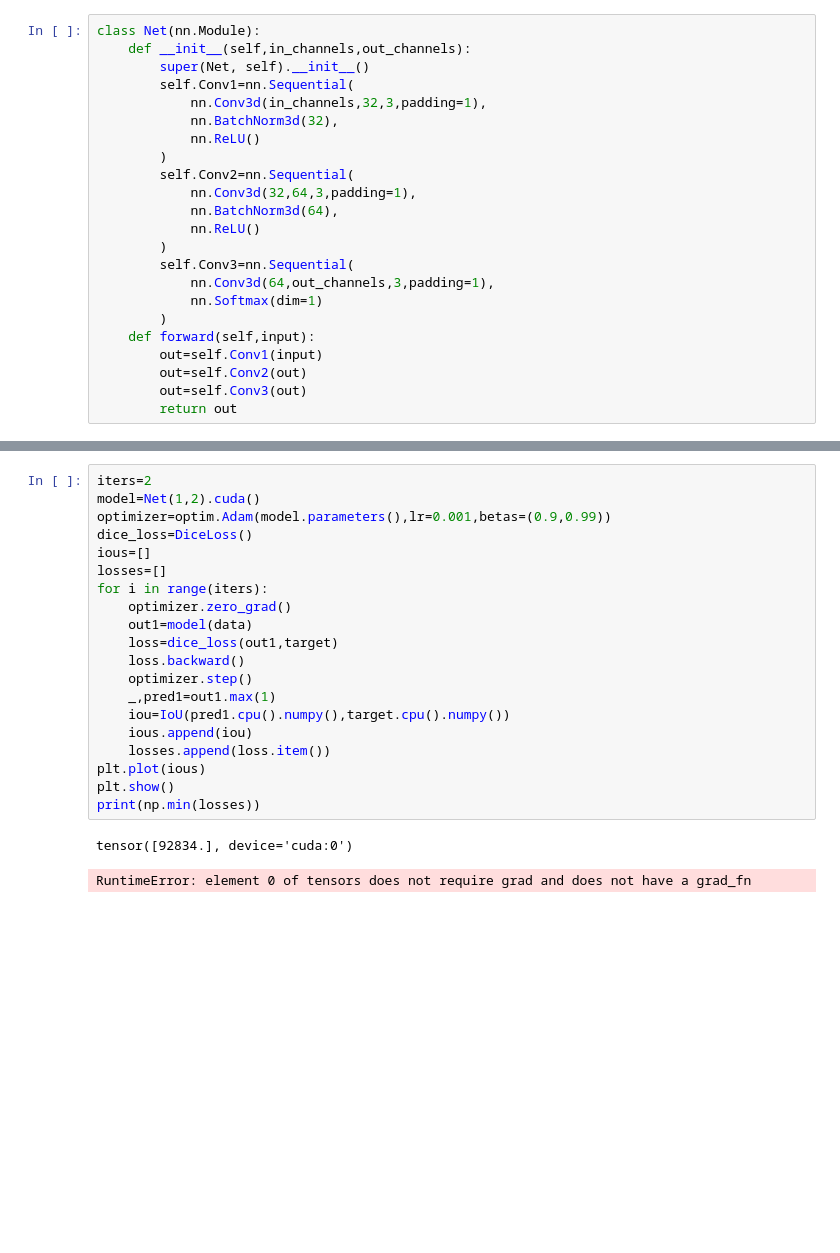
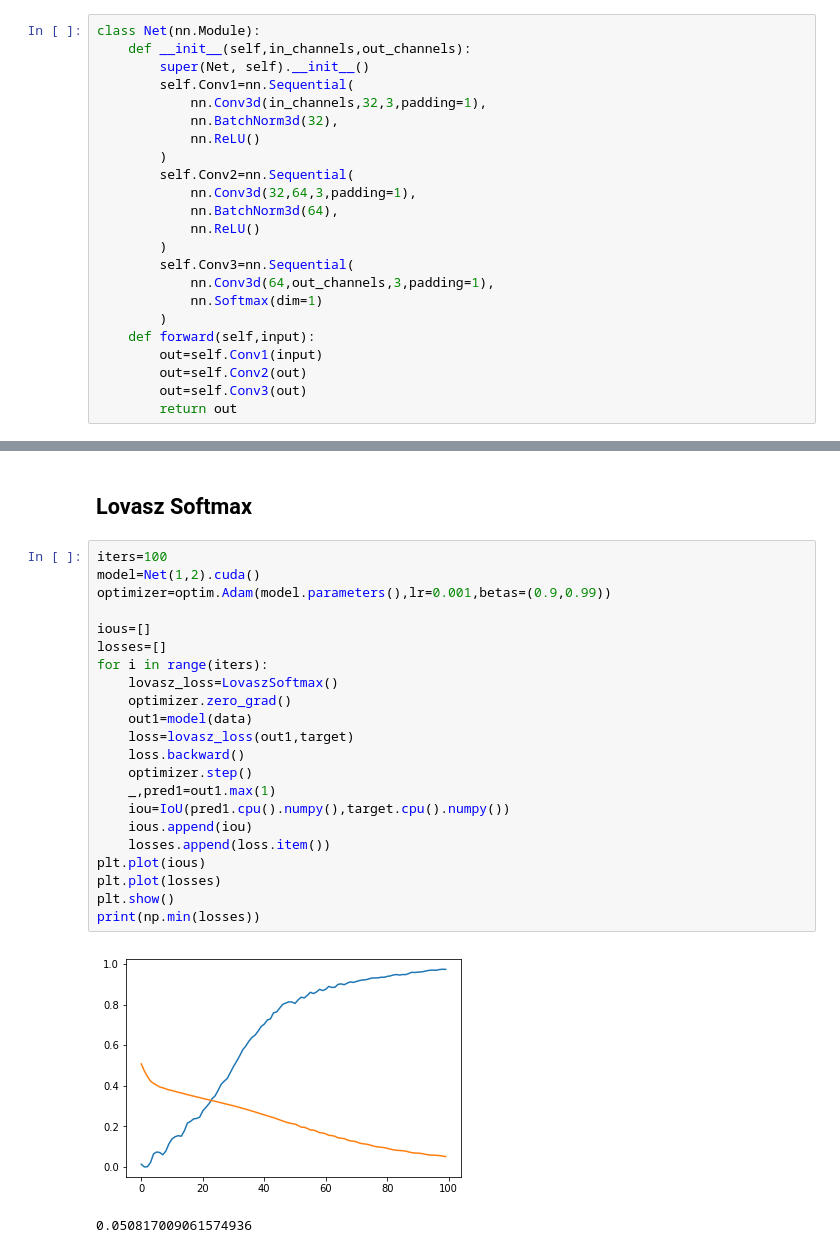
Before and after one commit to Hsuxu/Loss_ToolBox-PyTorch, a Jupyter notebook: loss_demo.ipynb, the cells around one changed output, grey strips where cells are left out. Drawn from its saved outputs; the diff is of its cells as text; blank space fills up the shorter version.

```diff
--- a/loss_demo.ipynb
+++ b/loss_demo.ipynb
@@ -89,23 +116,27 @@ class Net(nn.Module):
+# %% [markdown]
+## Lovasz Softmax
 # %%
-iters=2
+iters=100
 model=Net(1,2).cuda()
 optimizer=optim.Adam(model.parameters(),lr=0.001,betas=(0.9,0.99))
-dice_loss=DiceLoss()
+
 ious=[]
 losses=[]
 for i in range(iters):
+    lovasz_loss=LovaszSoftmax()
     optimizer.zero_grad()
     out1=model(data)
-    loss=dice_loss(out1,target)
+    loss=lovasz_loss(out1,target)
     loss.backward()
     optimizer.step()
     _,pred1=out1.max(1)
     iou=IoU(pred1.cpu().numpy(),target.cpu().numpy())
     ious.append(iou)
     losses.append(loss.item())
 plt.plot(ious)
+plt.plot(losses)
 plt.show()
 print(np.min(losses))
 # %% [output]
+[figure, added]
-tensor([92834.], device='cuda:0')
+0.050817009061574936
-RuntimeError: element 0 of tensors does not require grad and does not have a grad_fn
```
Also changed, not shown: parts of 9 cells of this notebook, 2 other files.
